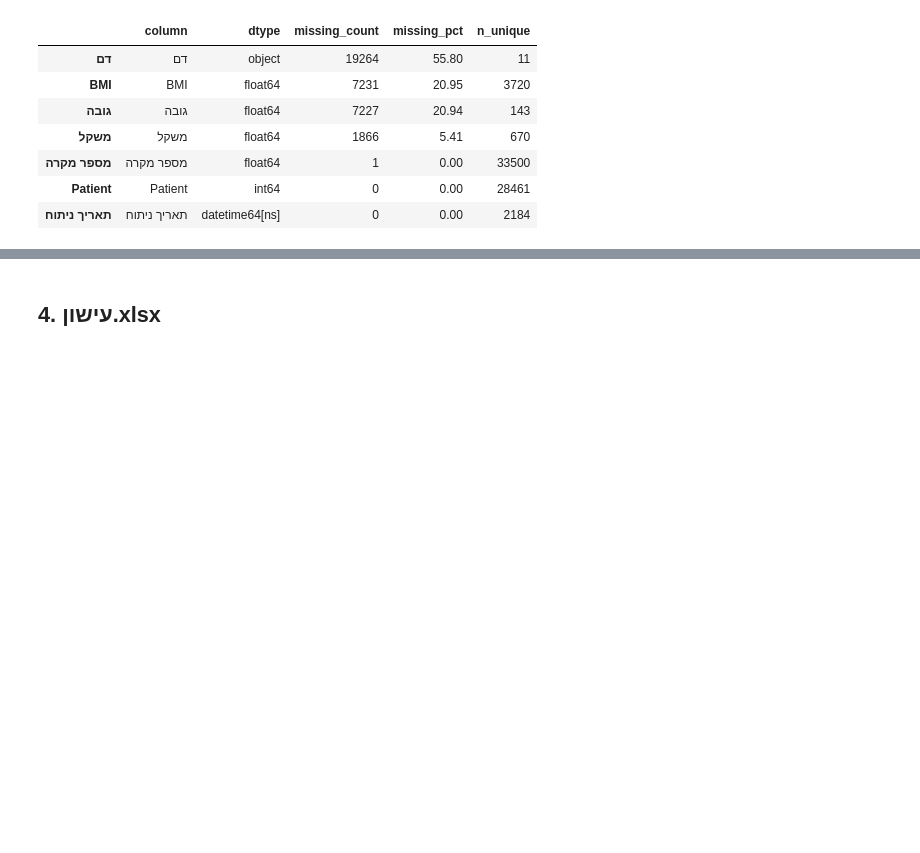
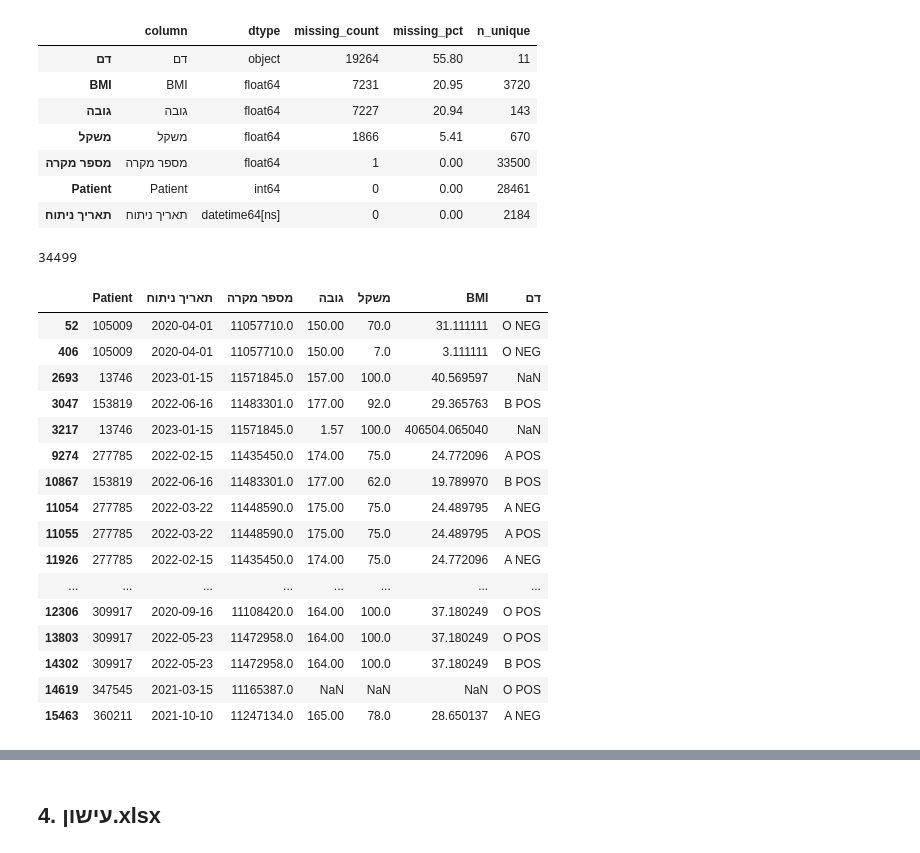
Before and after one commit to gur99/surgery-data-pipeline, a Jupyter notebook: 00_raw_data_explore.ipynb, the cells around one changed output, grey strips where cells are left out. Drawn from its saved outputs; the diff is of its cells as text; code cells hidden in the pictures; blank space fills up the shorter version.

```diff
--- a/00_raw_data_explore.ipynb
+++ b/00_raw_data_explore.ipynb
@@ -315,6 +573,35 @@ display(eda_summary_bmi.sort_values("missing_pct", ascending=False))
 | מספר מקרה | מספר מקרה | float64 | 1 | 0.00 | 33500 |
 | Patient | Patient | int64 | 0 | 0.00 | 28461 |
 | תאריך ניתוח | תאריך ניתוח | datetime64[ns] | 0 | 0.00 | 2184 |
+# %%
+KEYS = ['מספר מקרה', 'תאריך ניתוח', 'Patient']
+bmi[KEYS].drop_duplicates().shape[0]
+# %% [output]
+34499
+# %%
+# bmi.shape[0]
+# bmi.duplicated(subset=KEYS).sum()
+duplicates = bmi[bmi.duplicated(subset=KEYS, keep=False)]
+
+duplicates.head(22)
+# %% [output]
+|  | Patient | תאריך ניתוח | מספר מקרה | גובה | משקל | BMI | דם |
+| 52 | 105009 | 2020-04-01 | 11057710.0 | 150.00 | 70.0 | 31.111111 | O NEG |
+| 406 | 105009 | 2020-04-01 | 11057710.0 | 150.00 | 7.0 | 3.111111 | O NEG |
+| 2693 | 13746 | 2023-01-15 | 11571845.0 | 157.00 | 100.0 | 40.569597 | NaN |
+| 3047 | 153819 | 2022-06-16 | 11483301.0 | 177.00 | 92.0 | 29.365763 | B POS |
+| 3217 | 13746 | 2023-01-15 | 11571845.0 | 1.57 | 100.0 | 406504.065040 | NaN |
+| 9274 | 277785 | 2022-02-15 | 11435450.0 | 174.00 | 75.0 | 24.772096 | A POS |
+| 10867 | 153819 | 2022-06-16 | 11483301.0 | 177.00 | 62.0 | 19.789970 | B POS |
+| 11054 | 277785 | 2022-03-22 | 11448590.0 | 175.00 | 75.0 | 24.489795 | A NEG |
+| 11055 | 277785 | 2022-03-22 | 11448590.0 | 175.00 | 75.0 | 24.489795 | A POS |
+| 11926 | 277785 | 2022-02-15 | 11435450.0 | 174.00 | 75.0 | 24.772096 | A NEG |
+| ... | ... | ... | ... | ... | ... | ... | ... |
+| 12306 | 309917 | 2020-09-16 | 11108420.0 | 164.00 | 100.0 | 37.180249 | O POS |
+| 13803 | 309917 | 2022-05-23 | 11472958.0 | 164.00 | 100.0 | 37.180249 | O POS |
+| 14302 | 309917 | 2022-05-23 | 11472958.0 | 164.00 | 100.0 | 37.180249 | B POS |
+| 14619 | 347545 | 2021-03-15 | 11165387.0 | NaN | NaN | NaN | O POS |
+| 15463 | 360211 | 2021-10-10 | 11247134.0 | 165.00 | 78.0 | 28.650137 | A NEG |
 # %%
 # outliers — height, weight, BMI
 print(bmi[["גובה", "משקל", "BMI"]].describe())
```
Also changed, not shown: parts of 46 cells of this notebook, 2 other files.
